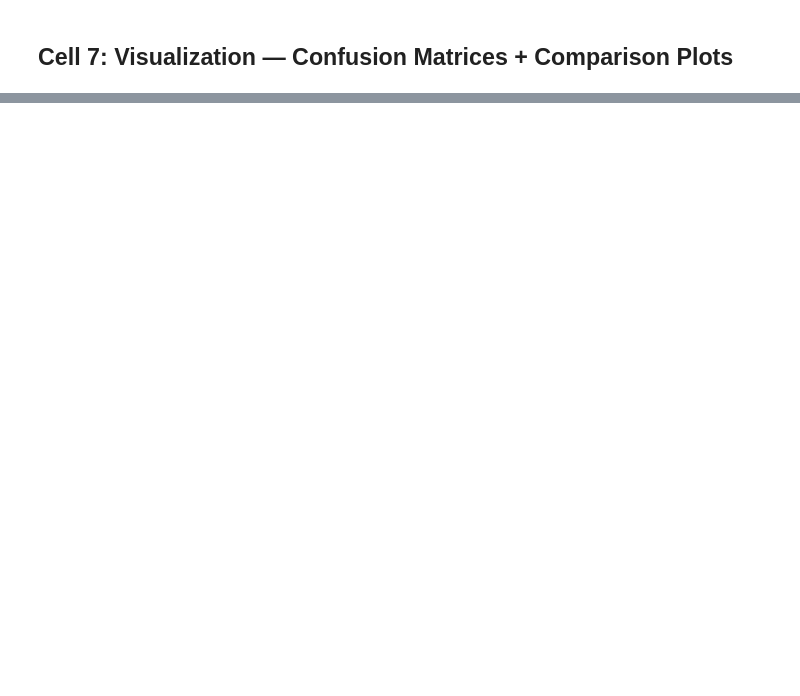
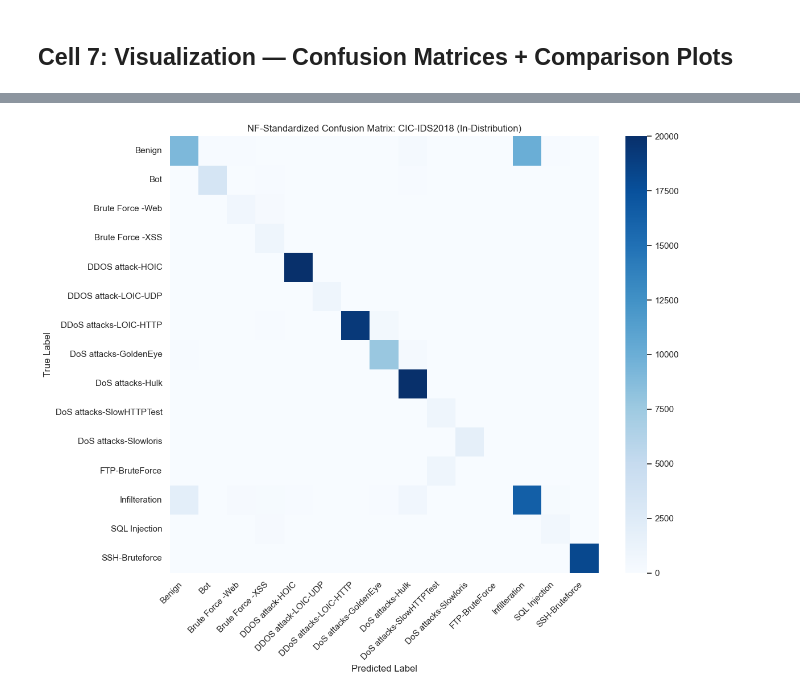
Before and after one commit to AI-Security-Internships-2026/08-onnx-semantic-security-engine, a Jupyter notebook: experiments/notebooks/nf-standardized-training.ipynb, the cells around one changed output, grey strips where cells are left out. Drawn from its saved outputs; the diff is of its cells as text; code cells hidden in the pictures; blank space fills up the shorter version.

Commit message:
feat: initial issue-1 changes - updated evaluation scripts, inference engine, semantic analyzer, configs, and tests

```diff
--- a/experiments/notebooks/nf-standardized-training.ipynb
+++ b/experiments/notebooks/nf-standardized-training.ipynb
@@ -874,0 +834,97 @@ print("All comparison plots saved!")
+# %%
+import matplotlib.pyplot as plt
+import seaborn as sns
+from sklearn.metrics import confusion_matrix
+
+sns.set_theme(style="whitegrid")
+
+# ---------------------------------------------------------
+# Plot 1: NF Confusion Matrix — CIC-IDS2018 (In-distribution)
+# ---------------------------------------------------------
+sess = ort.InferenceSession("d:/Internship/08-onnx-semantic-security-engine/experiments/threat_mlp_nf_fp32.onnx", providers=["CPUExecutionProvider"])
+all_preds_cic = []
+for i in range(0, len(X_test_bm), 512):
+    batch = X_test_bm[i:i+512].astype(np.float32)
+    all_preds_cic.extend(np.argmax(sess.run(None, {"input": batch})[0], axis=1))
+
+cm_cic = confusion_matrix(y_test_bm, all_preds_cic)
+plt.figure(figsize=(12, 10))
+sns.heatmap(cm_cic, annot=False, cmap='Blues',
+            xticklabels=label_encoder.classes_,
+            yticklabels=label_encoder.classes_)
+plt.title('NF-Standardized Confusion Matrix: CIC-IDS2018 (In-Distribution)')
+plt.ylabel('True Label')
+plt.xlabel('Predicted Label')
+plt.xticks(rotation=45, ha='right')
+plt.tight_layout()
+plt.savefig('d:/Internship/08-onnx-semantic-security-engine/experiments/nf_confusion_matrix_cic.png', dpi=300)
+plt.show()
+
+# ---------------------------------------------------------
+# Plot 2: NF Confusion Matrix — ToN-IoT (Cross-dataset)
+# ---------------------------------------------------------
+all_possible_labels = np.arange(len(label_encoder.classes_))
+cm_ton = confusion_matrix(y_ton_known, ton_preds, labels=all_possible_labels)
+
+unique_labels_idx = sorted(np.unique(np.concatenate([y_ton_known, ton_preds])))
+cm_ton_filtered = cm_ton[np.ix_(unique_labels_idx, unique_labels_idx)]
+labels_present = [label_encoder.classes_[i] for i in unique_labels_idx]
+
+plt.figure(figsize=(10, 8))
+sns.heatmap(cm_ton_filtered, annot=True, fmt='d', cmap='Oranges',
+            xticklabels=labels_present,
+            yticklabels=labels_present)
+plt.title('NF-Standardized Cross-Dataset: ToN-IoT')
+plt.ylabel('True Label')
+plt.xlabel('Predicted Label')
+plt.xticks(rotation=45, ha='right')
+plt.tight_layout()
+plt.savefig('d:/Internship/08-onnx-semantic-security-engine/experiments/nf_confusion_matrix_toniot.png', dpi=300)
+plt.show()
+
+# ---------------------------------------------------------
+# Plot 3: Before vs After — Cross-Dataset F1 Comparison
+# ---------------------------------------------------------
+fig, (ax1, ax2) = plt.subplots(1, 2, figsize=(14, 5))
+
+# Left: Cross-dataset F1 comparison (before vs after NF standardization)
+models = ['Full Features\n(76 cols)', 'NF-Standardized\n(21 cols)']
+cic_f1s = [0.8134, fp32_results['macro_f1']]
+ton_f1s = [0.0427, ton_f1]
+
+x = np.arange(len(models))
+width = 0.3
+bars1 = ax1.bar(x - width/2, cic_f1s, width, label='CIC-IDS2018 (In-Dist)', color='#4C72B0')
+bars2 = ax1.bar(x + width/2, ton_f1s, width, label='ToN-IoT (Cross-Dataset)', color='#C44E52')
+ax1.set_title('RQ3: Cross-Dataset Generalization\nBefore vs After NF Standardization')
+ax1.set_ylabel('Macro-F1 Score')
+ax1.set_ylim(0, 1.0)
+ax1.set_xticks(x)
+ax1.set_xticklabels(models)
+ax1.legend()
+for bar in bars1:
+    ax1.text(bar.get_x() + bar.get_width()/2, bar.get_height() + 0.02,
+             f'{bar.get_height():.4f}', ha='center', fontweight='bold', fontsize=9)
+for bar in bars2:
+    ax1.text(bar.get_x() + bar.get_width()/2, bar.get_height() + 0.02,
+             f'{bar.get_height():.4f}', ha='center', fontweight='bold', fontsize=9)
+
+# Right: NF Quantization comparison
+labels_q = ['FP32', 'FP16', 'INT8']
+sizes = [fp32_results['size_mb'], fp16_results['size_mb'], int8_results['size_mb']]
+f1_scores = [fp32_results['macro_f1'], fp16_results['macro_f1'], int8_results['macro_f1']]
+
+ax2.bar(labels_q, f1_scores, color=['#4C72B0', '#55A868', '#C44E52'])
+ax2.set_title('RQ2-NF: NF-Standardized Quantization')
+ax2.set_ylabel('Macro-F1 Score')
+ax2.set_ylim(0, 1.0)
+for i, v in enumerate(f1_scores):
+    ax2.text(i, v + 0.02, f'{v:.4f}', ha='center', fontweight='bold')
+
+plt.tight_layout()
+plt.savefig('d:/Internship/08-onnx-semantic-security-engine/experiments/nf_comparison_plots.png', dpi=300)
+plt.show()
+
+print("\n✅ All plots saved!")
+# %% [output]
+[figure, added]
```
Also changed, not shown: parts of 14 cells of this notebook, 13 other files.
